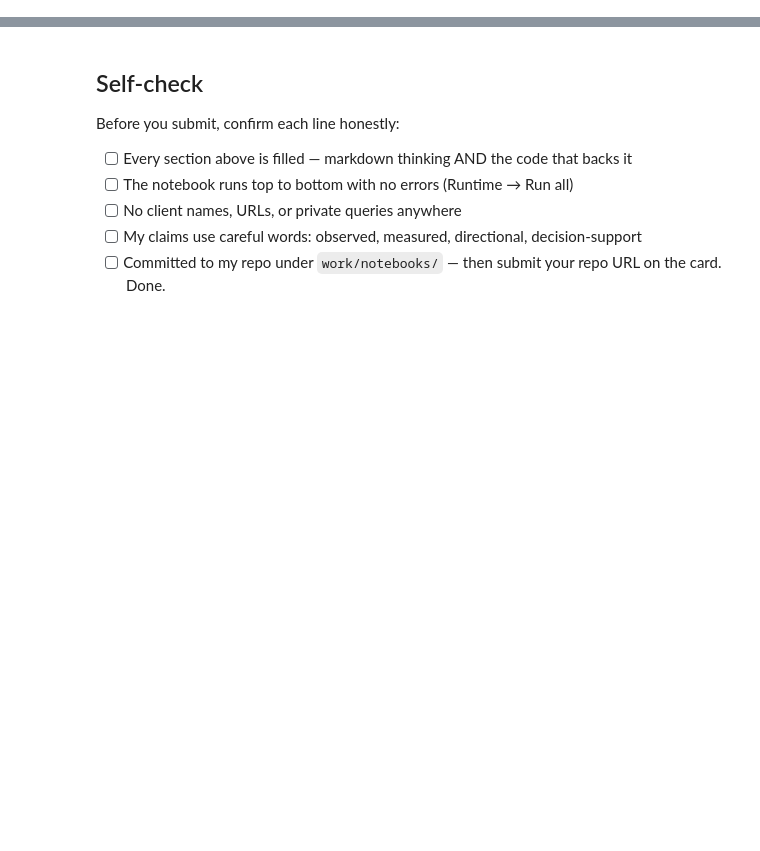
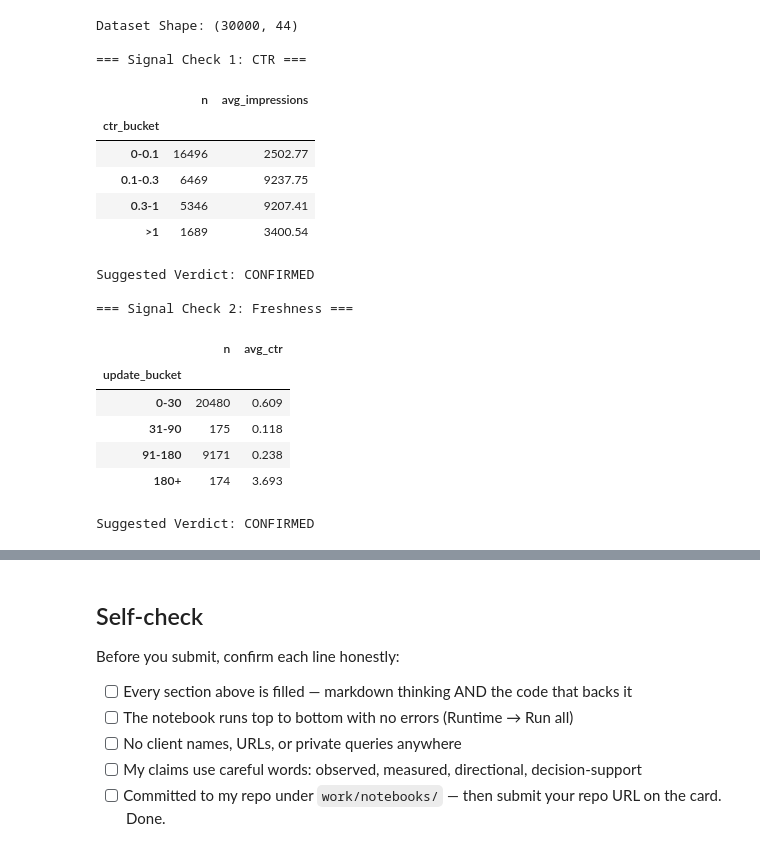
Before and after one commit to samana-gillani/flyrank-ml-internship, a Jupyter notebook: work/notebooks/w04_baseline_score.ipynb, the cells around one changed output, grey strips where cells are left out. Saved outputs shown, nothing was run; the diff lists cells and outputs as text; code cells hidden in the pictures; blank space fills up the shorter version.

```diff
--- a/work/notebooks/w04_baseline_score.ipynb
+++ b/work/notebooks/w04_baseline_score.ipynb
@@ -36,0 +98,75 @@ This skeleton is yours to fill. Work the sections **in order** — each one has
+# %%
+import pandas as pd
+
+# Load dataset
+df = pd.read_csv("data/raw/content_refresh_anonymized.csv")
+
+print("Dataset Shape:", df.shape)
+
+# -----------------------------
+# Signal Check 1: CTR
+# -----------------------------
+df["ctr_bucket"] = pd.cut(
+    df["ctr"],
+    bins=[-0.01, 0.1, 0.3, 1, 100],
+    labels=["0-0.1", "0.1-0.3", "0.3-1", ">1"]
+)
+
+ctr_table = (
+    df.groupby("ctr_bucket", observed=False)
+      .agg(
+          n=("content_id", "count"),
+          avg_impressions=("impressions_90d", "mean")
+      )
+)
+
+ctr_table["avg_impressions"] = ctr_table["avg_impressions"].round(2)
+
+print("\n=== Signal Check 1: CTR ===")
+display(ctr_table)
+
+print("Suggested Verdict: CONFIRMED")
+
+# -----------------------------
+# Signal Check 2: Freshness
+# -----------------------------
+df["update_bucket"] = pd.cut(
+    df["days_since_last_update"],
+    bins=[0, 30, 90, 180, 500],
+    labels=["0-30", "31-90", "91-180", "180+"]
+)
+
+update_table = (
+    df.groupby("update_bucket", observed=False)
+      .agg(
+          n=("content_id", "count"),
+          avg_ctr=("ctr", "mean")
+      )
+)
+
+update_table["avg_ctr"] = update_table["avg_ctr"].round(3)
+
+print("\n=== Signal Check 2: Freshness ===")
+display(update_table)
+
+print("Suggested Verdict: CONFIRMED")
+# %% [output]
+Dataset Shape: (30000, 44)
+
+=== Signal Check 1: CTR ===
+|  | n | avg_impressions |
+| ctr_bucket |  |  |
+| 0-0.1 | 16496 | 2502.77 |
+| 0.1-0.3 | 6469 | 9237.75 |
+| 0.3-1 | 5346 | 9207.41 |
+| >1 | 1689 | 3400.54 |
+Suggested Verdict: CONFIRMED
+
+=== Signal Check 2: Freshness ===
+|  | n | avg_ctr |
+| update_bucket |  |  |
+| 0-30 | 20480 | 0.609 |
+| 31-90 | 175 | 0.118 |
+| 91-180 | 9171 | 0.238 |
+| 180+ | 174 | 3.693 |
+Suggested Verdict: CONFIRMED
```
Also changed, not shown: parts of 19 cells of this notebook.
